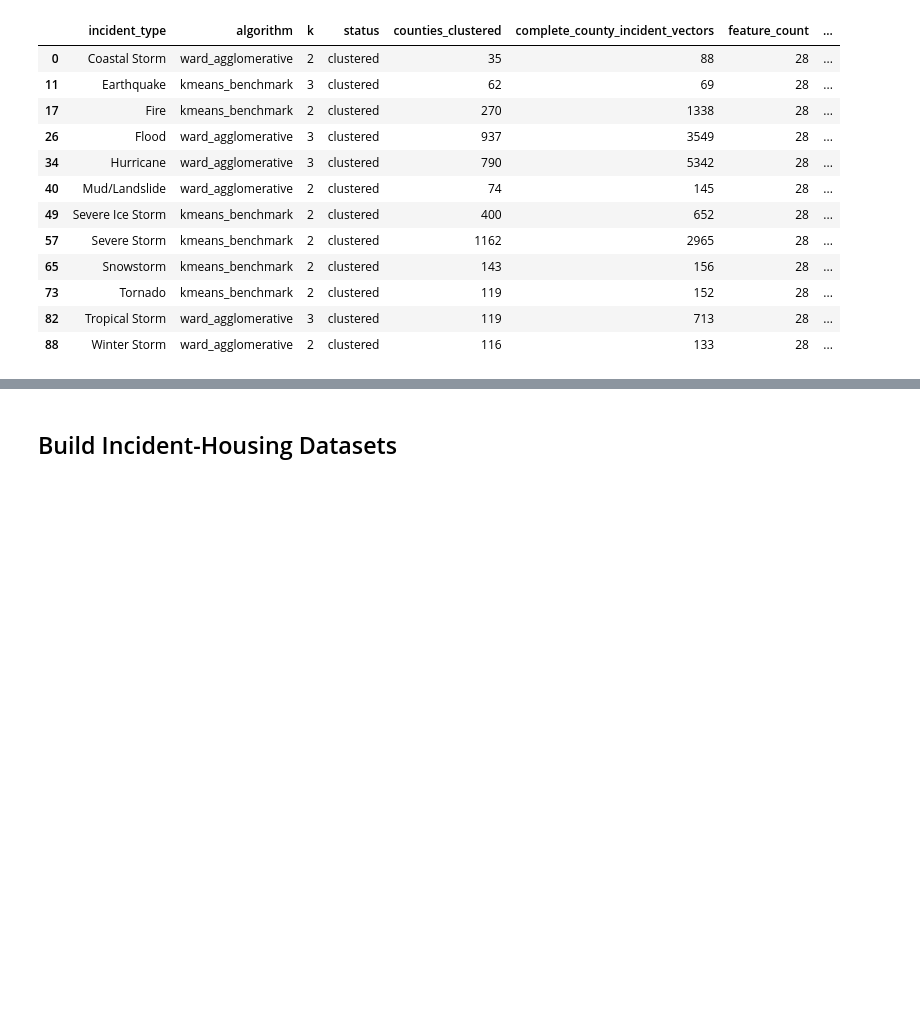
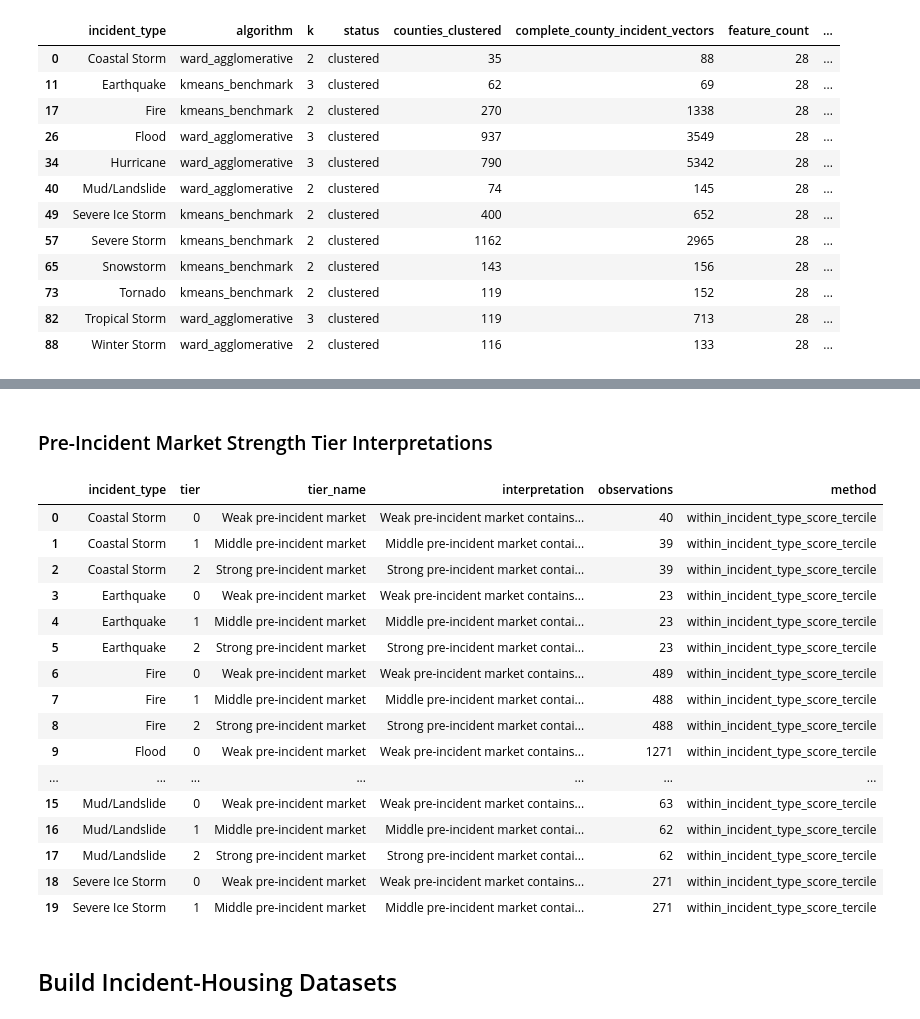
Before and after one commit to Kaxlow/climate-on-housing, a Jupyter notebook: src/climate-housing-analysis.ipynb, the cells around one changed output, grey strips where cells are left out. Cells and saved outputs as stored; diff of their text form; code cells hidden in the pictures; blank space fills up the shorter version.

Commit message:
Add pre-incident market strength tiers story

```diff
--- a/src/climate-housing-analysis.ipynb
+++ b/src/climate-housing-analysis.ipynb
@@ -928,0 +936,23 @@ ppsf_response_best_cluster_rows
+# %%
+import importlib
+import sys
+
+importlib.invalidate_caches()
+sys.modules.pop('cluster_pre_incident_market_strength', None)
+from cluster_pre_incident_market_strength import (
+    FEATURE_COLUMNS as PRE_MARKET_STRENGTH_FEATURES,
+    build_all_pre_incident_market_strength_tiers,
+)
+
+pre_market_strength_tier_outputs = build_all_pre_incident_market_strength_tiers(
+    natural_disasters_df=natural_disasters_df,
+    housing_df=housing_df,
+    output_dir=ROOT / 'output' / 'visualizations',
+)
+
+pre_market_strength_assignments_df = pre_market_strength_tier_outputs['pre_market_strength_assignments_df']
+pre_market_strength_interpretations_df = pre_market_strength_tier_outputs['pre_market_strength_interpretations_df']
+pre_market_strength_summary_df = pre_market_strength_tier_outputs['pre_market_strength_summary_df']
+pre_market_strength_story_files = pre_market_strength_tier_outputs['story_files']
+
+pre_market_strength_tier_outputs['paths']
@@ -929,3 +965,25 @@ ppsf_response_best_cluster_rows
+# %% [markdown]
+### Pre-Incident Market Strength Tier Interpretations
+# %%
+pre_market_strength_interpretations_df.sort_values(['incident_type', 'tier']).head(20)
+# %% [output]
+|  | incident_type | tier | tier_name | interpretation | observations | method |
+| 0 | Coastal Storm | 0 | Weak pre-incident market | Weak pre-incident market contains... | 40 | within_incident_type_score_tercile |
+| 1 | Coastal Storm | 1 | Middle pre-incident market | Middle pre-incident market contai... | 39 | within_incident_type_score_tercile |
+| 2 | Coastal Storm | 2 | Strong pre-incident market | Strong pre-incident market contai... | 39 | within_incident_type_score_tercile |
+| 3 | Earthquake | 0 | Weak pre-incident market | Weak pre-incident market contains... | 23 | within_incident_type_score_tercile |
+| 4 | Earthquake | 1 | Middle pre-incident market | Middle pre-incident market contai... | 23 | within_incident_type_score_tercile |
+| 5 | Earthquake | 2 | Strong pre-incident market | Strong pre-incident market contai... | 23 | within_incident_type_score_tercile |
+| 6 | Fire | 0 | Weak pre-incident market | Weak pre-incident market contains... | 489 | within_incident_type_score_tercile |
+| 7 | Fire | 1 | Middle pre-incident market | Middle pre-incident market contai... | 488 | within_incident_type_score_tercile |
+| 8 | Fire | 2 | Strong pre-incident market | Strong pre-incident market contai... | 488 | within_incident_type_score_tercile |
+| 9 | Flood | 0 | Weak pre-incident market | Weak pre-incident market contains... | 1271 | within_incident_type_score_tercile |
+| ... | ... | ... | ... | ... | ... | ... |
+| 15 | Mud/Landslide | 0 | Weak pre-incident market | Weak pre-incident market contains... | 63 | within_incident_type_score_tercile |
+| 16 | Mud/Landslide | 1 | Middle pre-incident market | Middle pre-incident market contai... | 62 | within_incident_type_score_tercile |
+| 17 | Mud/Landslide | 2 | Strong pre-incident market | Strong pre-incident market contai... | 62 | within_incident_type_score_tercile |
+| 18 | Severe Ice Storm | 0 | Weak pre-incident market | Weak pre-incident market contains... | 271 | within_incident_type_score_tercile |
+| 19 | Severe Ice Storm | 1 | Middle pre-incident market | Middle pre-incident market contai... | 271 | within_incident_type_score_tercile |
 # %% [markdown]
 ## Build Incident-Housing Datasets
 # %% [markdown]
```
Also changed, not shown: parts of 4 cells of this notebook, 1 other file.
